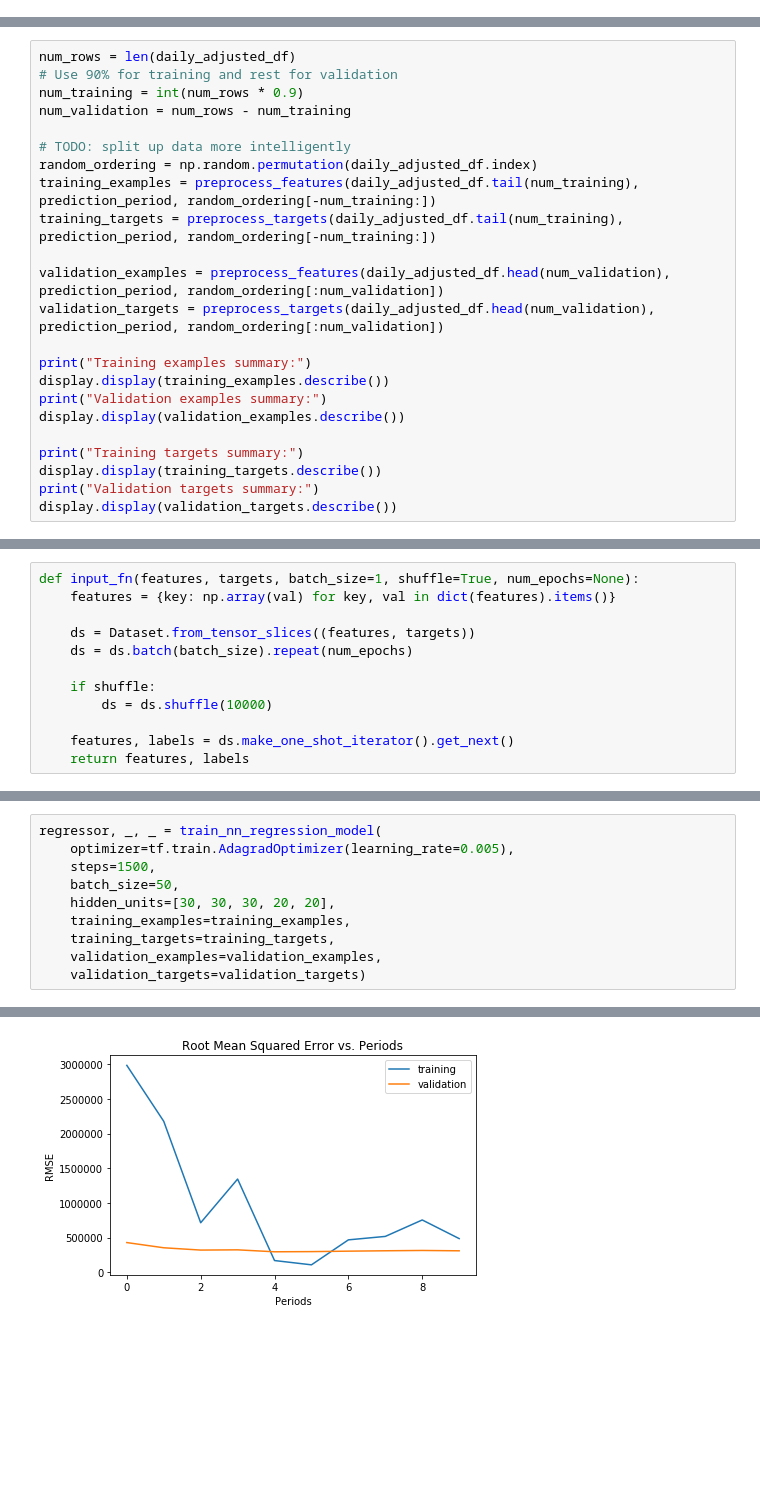
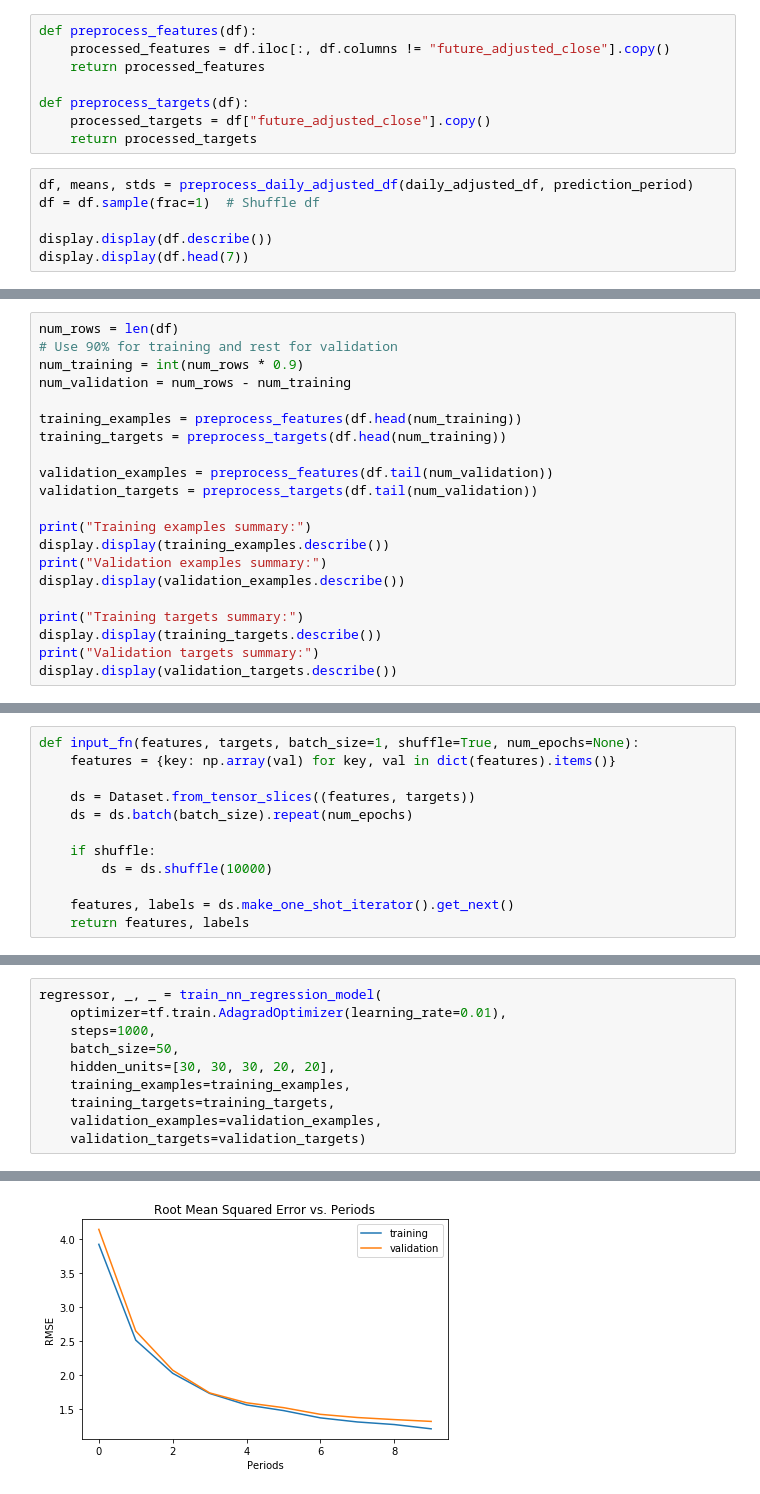
Before and after one commit to czhao39/stock-dnn, a Jupyter notebook: stockdnn.ipynb, the cells around one changed output, grey strips where cells are left out. Saved outputs shown, nothing was run; the diff lists cells and outputs as text; blank space fills up the shorter version.

Commit message:
Properly split training and validation data, and add normalization

```diff
--- a/stockdnn.ipynb
+++ b/stockdnn.ipynb
@@ -54,0 +72,14 @@ def preprocess_targets(daily_adjusted_df, prediction_period, index_ordering=None
+# %%
+def preprocess_features(df):
+    processed_features = df.iloc[:, df.columns != "future_adjusted_close"].copy()
+    return processed_features
+
+def preprocess_targets(df):
+    processed_targets = df["future_adjusted_close"].copy()
+    return processed_targets
+# %%
+df, means, stds = preprocess_daily_adjusted_df(daily_adjusted_df, prediction_period)
+df = df.sample(frac=1)  # Shuffle df
+
+display.display(df.describe())
+display.display(df.head(7))
@@ -55,16 +106,14 @@ def preprocess_targets(daily_adjusted_df, prediction_period, index_ordering=None
 # %%
-num_rows = len(daily_adjusted_df)
+num_rows = len(df)
 # Use 90% for training and rest for validation
 num_training = int(num_rows * 0.9)
 num_validation = num_rows - num_training
 
-# TODO: split up data more intelligently
-random_ordering = np.random.permutation(daily_adjusted_df.index)
-training_examples = preprocess_features(daily_adjusted_df.tail(num_training), prediction_period, random_ordering[-num_training:])
-training_targets = preprocess_targets(daily_adjusted_df.tail(num_training), prediction_period, random_ordering[-num_training:])
+training_examples = preprocess_features(df.head(num_training))
+training_targets = preprocess_targets(df.head(num_training))
 
-validation_examples = preprocess_features(daily_adjusted_df.head(num_validation), prediction_period, random_ordering[:num_validation])
-validation_targets = preprocess_targets(daily_adjusted_df.head(num_validation), prediction_period, random_ordering[:num_validation])
+validation_examples = preprocess_features(df.tail(num_validation))
+validation_targets = preprocess_targets(df.tail(num_validation))
 
 print("Training examples summary:")
 display.display(training_examples.describe())
@@ -219,8 +268,8 @@ def train_nn_regression_model(
     return dnn_regressor, training_rmse, validation_rmse
 # %%
 regressor, _, _ = train_nn_regression_model(
-    optimizer=tf.train.AdagradOptimizer(learning_rate=0.005),
-    steps=1500,
+    optimizer=tf.train.AdagradOptimizer(learning_rate=0.01),
+    steps=1000,
     batch_size=50,
     hidden_units=[30, 30, 30, 20, 20],
     training_examples=training_examples,
@@ -246,2 +295,2 @@ Final RMSE (on validation data): 309159.63
-[figure, old version]
+[figure, new version]
 # %%
```
Also changed, not shown: parts of 9 cells of this notebook.
